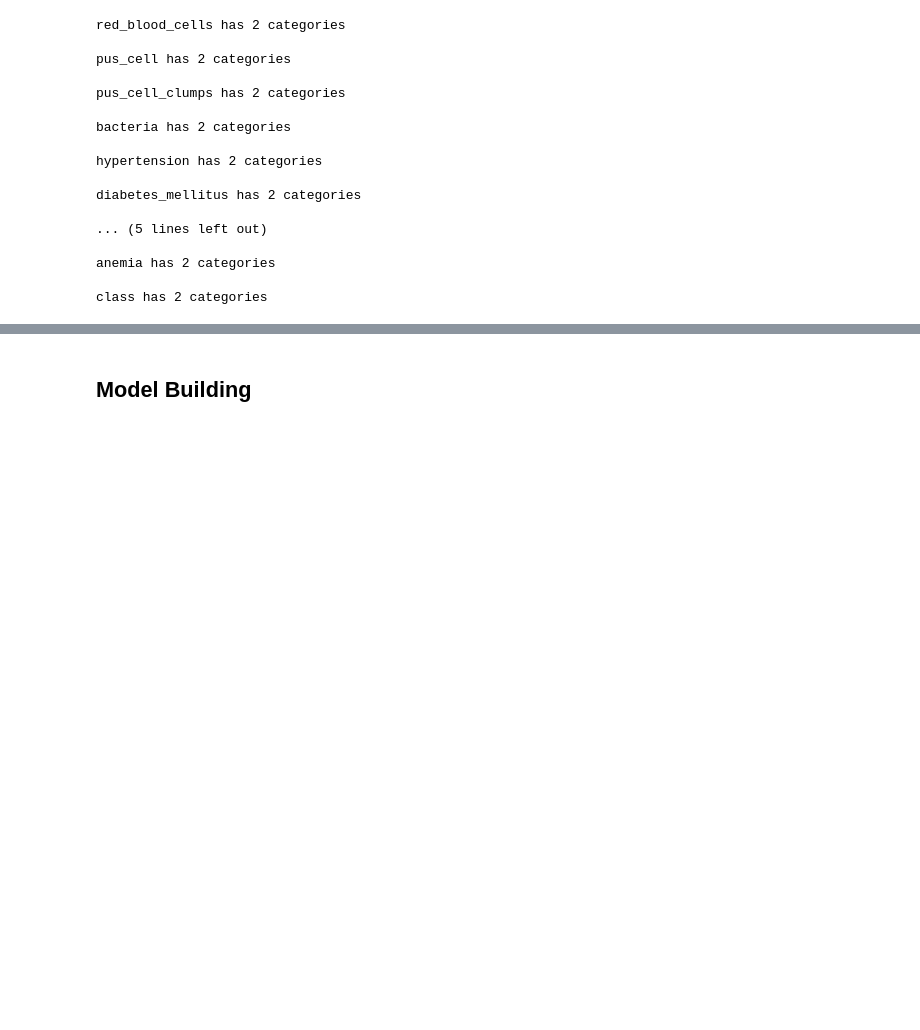
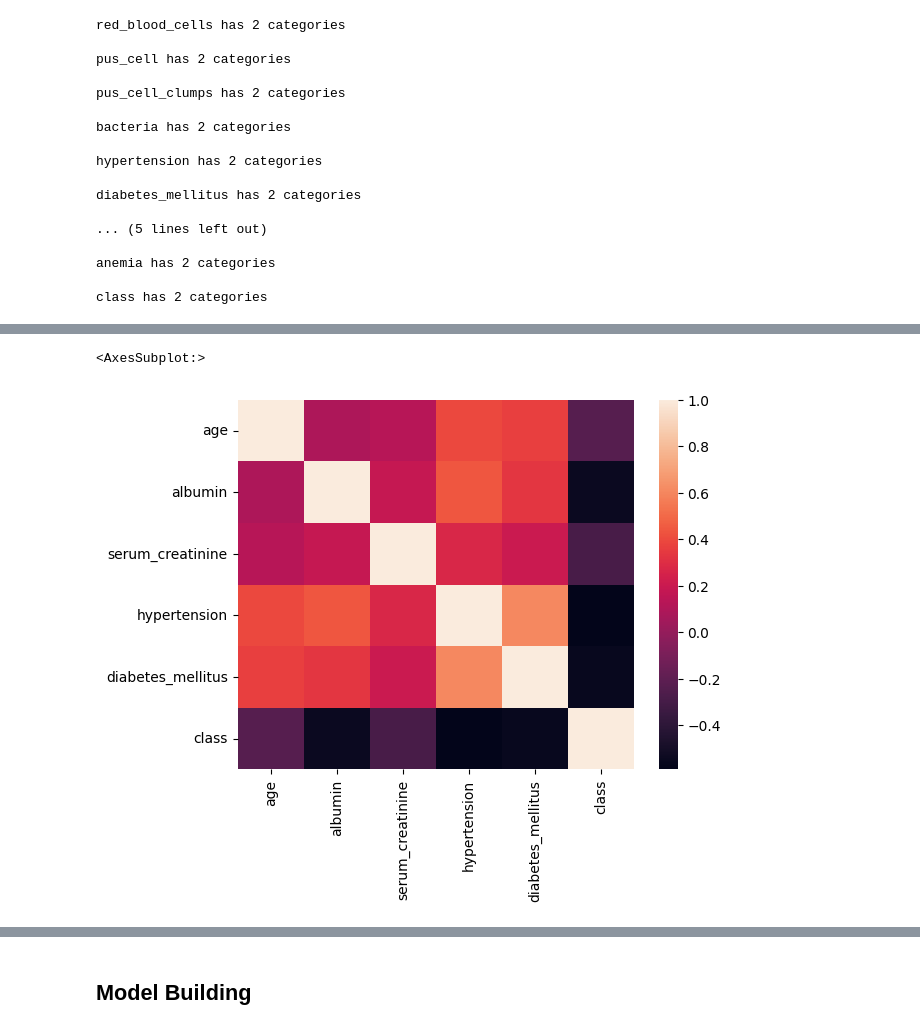
Before and after one commit to cygnus55/Chronic-Kidney-Disease-Prediction-ML, a Jupyter notebook: notebooks/main.ipynb, the cells around one changed output, grey strips where cells are left out. Saved outputs shown, nothing was run; the diff lists cells and outputs as text; code cells hidden in the pictures; blank space fills up the shorter version.

```diff
--- a/notebooks/main.ipynb
+++ b/notebooks/main.ipynb
@@ -272,0 +282,6 @@ df.head()
+# %%
+corr = df[["age", "albumin", 'serum_creatinine', "hypertension", "diabetes_mellitus","class"]].corr()
+heatmap(corr)
+# %% [output]
+<AxesSubplot:>
+[figure, added]
```
Also changed, not shown: parts of 30 cells of this notebook, 5 other files.
